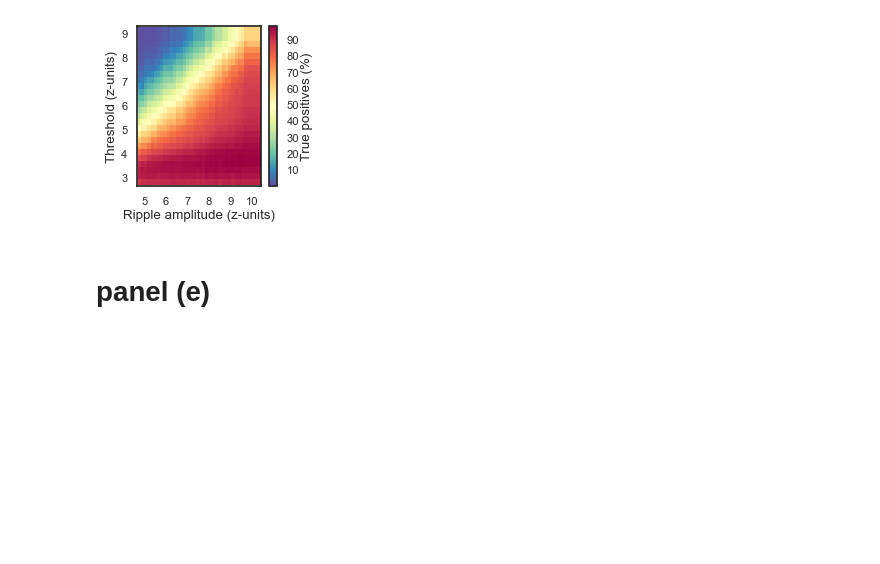
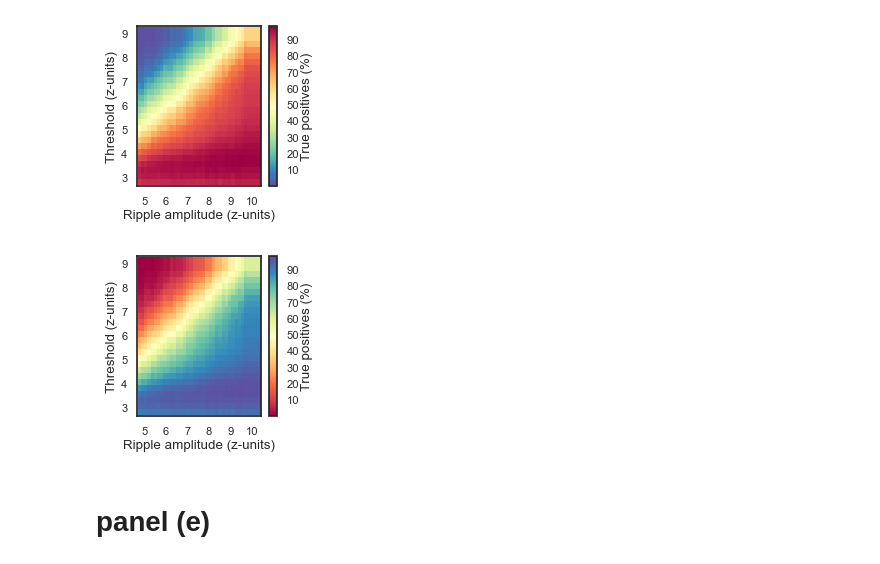
Before and after one commit to shayokdutta/RippleDetectionAnalysis, a Jupyter notebook: figureCode_final/Figure3_Synth_OE_SG.ipynb, the cells around one changed output. Drawn from its saved outputs; the diff is of its cells as text; code cells hidden in the pictures; blank space fills up the shorter version.

Commit message:
figure updates

```diff
--- a/figureCode_final/Figure3_Synth_OE_SG.ipynb
+++ b/figureCode_final/Figure3_Synth_OE_SG.ipynb
@@ -768,5 +768,22 @@ if(savefig):
 plt.show()
 # %% [output]
 [figure]
+# %%
+savefig = True
+fig = plt.figure()
+ax = fig.gca()
+plt.scatter(synthRipAmpl, ripDetectThresh, c=tpPercent,cmap="Spectral",s=90,marker='s',edgecolors="")
+plt.colorbar(label="True positives (%)")
+ax.set_xlabel("Ripple amplitude (z-units)",labelpad=2)
+ax.set_ylabel("Threshold (z-units)",labelpad=2)
+
+ax.set_ylim(bottom=min(ripDetectThresh)-0.33,top=max(ripDetectThresh)+0.33)
+ax.set_xlim(left=min(synthRipAmpl)-0.33,right=max(synthRipAmpl)+0.33)
+
+if(savefig):
+    plt.savefig("/home/shayok/Documents/Code/RippleDetectionAnalysis/Cavaradossi/figures_final/fig3_synthdetections/tp_reverse.svg",transparent=True)
+plt.show()
+# %% [output]
+[figure, added]
 # %% [markdown]
 # panel (e)
```
Also changed, not shown: parts of 1 cell of this notebook, 10 other files.
